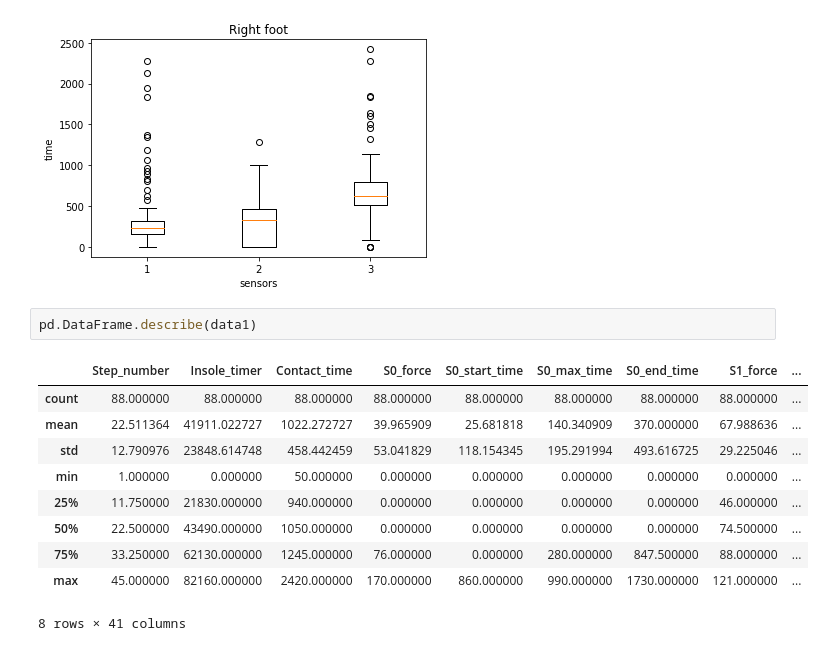
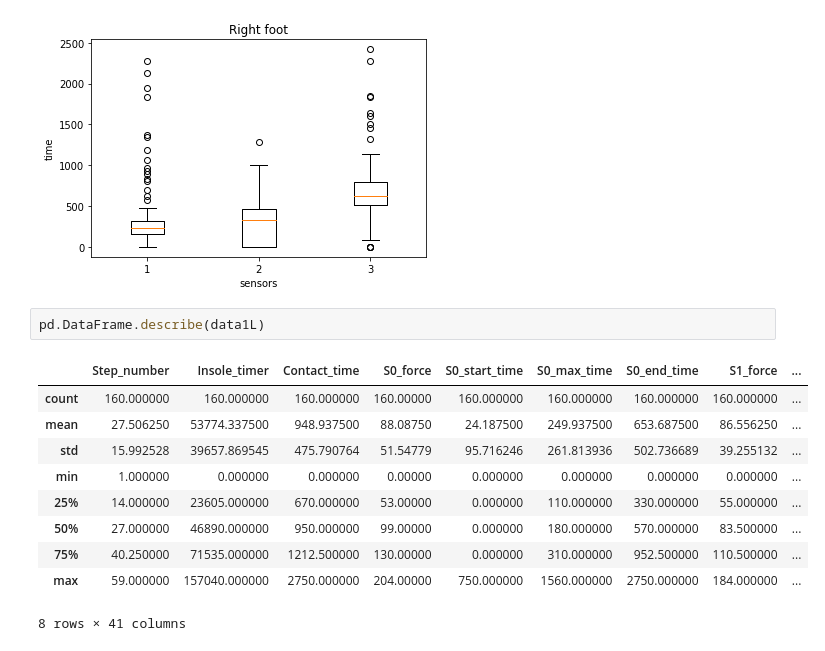
Before and after one commit to Tommyse/smart-insole-fudan-turku, a Jupyter notebook: jupyter notebooks/early_data_testing.ipynb, the cells around one changed output. Cells and saved outputs as stored; diff of their text form.

```diff
--- a/jupyter notebooks/early_data_testing.ipynb
+++ b/jupyter notebooks/early_data_testing.ipynb
@@ -171,15 +124,15 @@ plt.show()
 [figure]
 [figure]
 # %%
-pd.DataFrame.describe(data1)
+pd.DataFrame.describe(data1L)
 # %% [output]
 |  | Step_number | Insole_timer | Contact_time | S0_force | S0_start_time | S0_max_time | S0_end_time | S1_force | ... |
-| count | 88.000000 | 88.000000 | 88.000000 | 88.000000 | 88.000000 | 88.000000 | 88.000000 | 88.000000 | ... |
-| mean | 22.511364 | 41911.022727 | 1022.272727 | 39.965909 | 25.681818 | 140.340909 | 370.000000 | 67.988636 | ... |
-| std | 12.790976 | 23848.614748 | 458.442459 | 53.041829 | 118.154345 | 195.291994 | 493.616725 | 29.225046 | ... |
-| min | 1.000000 | 0.000000 | 50.000000 | 0.000000 | 0.000000 | 0.000000 | 0.000000 | 0.000000 | ... |
-| 25% | 11.750000 | 21830.000000 | 940.000000 | 0.000000 | 0.000000 | 0.000000 | 0.000000 | 46.000000 | ... |
-| 50% | 22.500000 | 43490.000000 | 1050.000000 | 0.000000 | 0.000000 | 0.000000 | 0.000000 | 74.500000 | ... |
-| 75% | 33.250000 | 62130.000000 | 1245.000000 | 76.000000 | 0.000000 | 280.000000 | 847.500000 | 88.000000 | ... |
-| max | 45.000000 | 82160.000000 | 2420.000000 | 170.000000 | 860.000000 | 990.000000 | 1730.000000 | 121.000000 | ... |
+| count | 160.000000 | 160.000000 | 160.000000 | 160.00000 | 160.000000 | 160.000000 | 160.000000 | 160.000000 | ... |
+| mean | 27.506250 | 53774.337500 | 948.937500 | 88.08750 | 24.187500 | 249.937500 | 653.687500 | 86.556250 | ... |
+| std | 15.992528 | 39657.869545 | 475.790764 | 51.54779 | 95.716246 | 261.813936 | 502.736689 | 39.255132 | ... |
+| min | 1.000000 | 0.000000 | 0.000000 | 0.00000 | 0.000000 | 0.000000 | 0.000000 | 0.000000 | ... |
+| 25% | 14.000000 | 23605.000000 | 670.000000 | 53.00000 | 0.000000 | 110.000000 | 330.000000 | 55.000000 | ... |
+| 50% | 27.000000 | 46890.000000 | 950.000000 | 99.00000 | 0.000000 | 180.000000 | 570.000000 | 83.500000 | ... |
+| 75% | 40.250000 | 71535.000000 | 1212.500000 | 130.00000 | 0.000000 | 310.000000 | 952.500000 | 110.500000 | ... |
+| max | 59.000000 | 157040.000000 | 2750.000000 | 204.00000 | 750.000000 | 1560.000000 | 2750.000000 | 184.000000 | ... |
 8 rows × 41 columns
```
Also changed, not shown: parts of 18 cells of this notebook, 1 other file.
